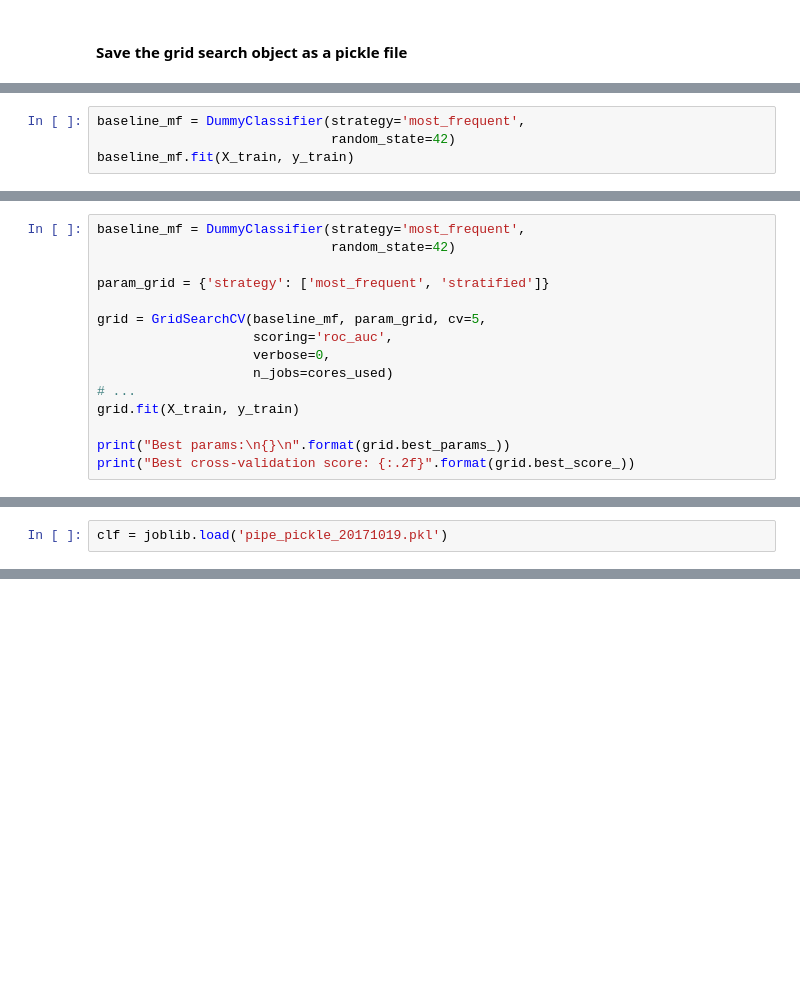
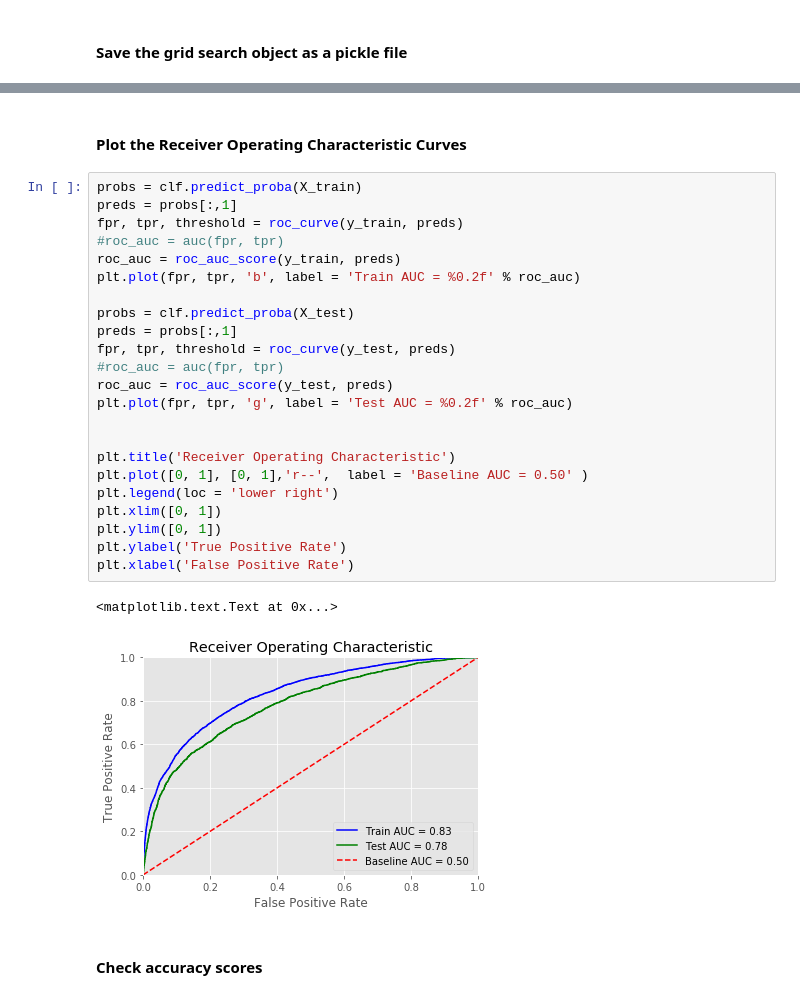
Before and after one commit to zkneupper/Default-Prediction-Capstone, a Jupyter notebook: notebooks/ML-GridSearchCV-Pipeline.ipynb, the cells around one changed output, grey strips where cells are left out. Cells and saved outputs as stored; diff of their text form; blank space fills up the shorter version.

```diff
--- a/notebooks/ML-GridSearchCV-Pipeline.ipynb
+++ b/notebooks/ML-GridSearchCV-Pipeline.ipynb
@@ -395,4 +371,0 @@ grid.best_score_
-# %%
-baseline_mf = DummyClassifier(strategy='most_frequent',
-                              random_state=42)
-baseline_mf.fit(X_train, y_train)
@@ -621,15 +396,0 @@ grid.best_score_
-# %%
-baseline_mf = DummyClassifier(strategy='most_frequent',
-                              random_state=42)
-
-param_grid = {'strategy': ['most_frequent', 'stratified']}
-
-grid = GridSearchCV(baseline_mf, param_grid, cv=5,
-                    scoring='roc_auc',
-                    verbose=0,
-                    n_jobs=cores_used)
-# ...
-grid.fit(X_train, y_train)
-
-print("Best params:\n{}\n".format(grid.best_params_))
-print("Best cross-validation score: {:.2f}".format(grid.best_score_))
@@ -678,2 +396,0 @@ from sklearn.externals import joblib
-# %%
-clf = joblib.load('pipe_pickle_20171019.pkl')
@@ -687,0 +411,30 @@ clf.score(X_test, y_test)
+# %% [markdown]
+#### Plot the Receiver Operating Characteristic Curves
+# %%
+probs = clf.predict_proba(X_train)
+preds = probs[:,1]
+fpr, tpr, threshold = roc_curve(y_train, preds)
+#roc_auc = auc(fpr, tpr)
+roc_auc = roc_auc_score(y_train, preds)
+plt.plot(fpr, tpr, 'b', label = 'Train AUC = %0.2f' % roc_auc)
+
+probs = clf.predict_proba(X_test)
+preds = probs[:,1]
+fpr, tpr, threshold = roc_curve(y_test, preds)
+#roc_auc = auc(fpr, tpr)
+roc_auc = roc_auc_score(y_test, preds)
+plt.plot(fpr, tpr, 'g', label = 'Test AUC = %0.2f' % roc_auc)
+
+
+plt.title('Receiver Operating Characteristic')
+plt.plot([0, 1], [0, 1],'r--',  label = 'Baseline AUC = 0.50' )
+plt.legend(loc = 'lower right')
+plt.xlim([0, 1])
+plt.ylim([0, 1])
+plt.ylabel('True Positive Rate')
+plt.xlabel('False Positive Rate')
+# %% [output]
+<matplotlib.text.Text at 0x...>
+[figure, added]
+# %% [markdown]
+#### Check accuracy scores
```
Also changed, not shown: parts of 84 cells of this notebook, 13 other files.
